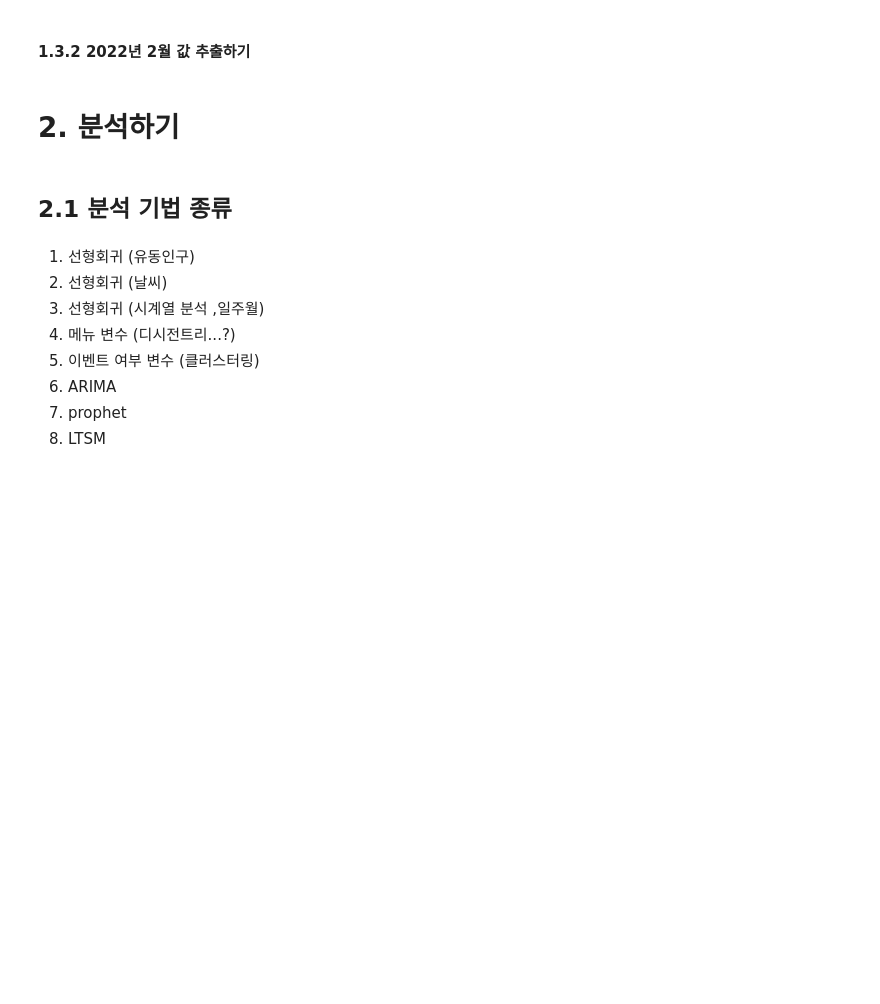
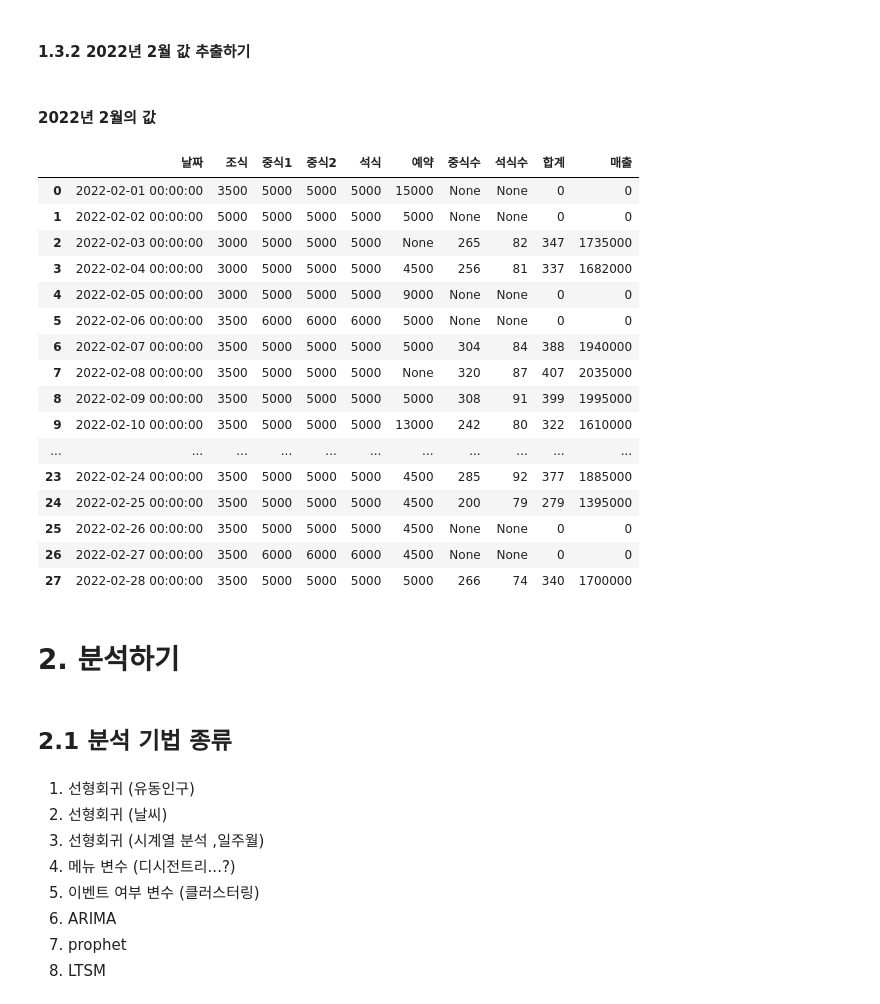
Before and after one commit to 10wook/School_Restaurants_demand_forcast, a Jupyter notebook: test.ipynb, the cells around one changed output. Cells and saved outputs as stored; diff of their text form; code cells hidden in the pictures; blank space fills up the shorter version.

Commit message:
data feb end

```diff
--- a/test.ipynb
+++ b/test.ipynb
@@ -113,6 +112,66 @@ demend_info_2022_01
 | 30 | 2022-01-31 00:00:00 | 3500 | 5000 | 4000 | 5000 | None | None | None | 0 | 0 |
 # %% [markdown]
 #### 1.3.2 2022년 2월 값 추출하기
+# %%
+# 2월 시트 불러오기
+demend_info_2022_02 = demend_info_2022['2022.02']
+
+# 판다스 프레임으로 변환
+demend_info_2022_02 = pd.DataFrame(demend_info_2022_02.values)
+
+
+# 날짜 추출하기
+date = demend_info_2022_02.loc[4:59, 0]
+date = pd.DataFrame(date)
+date = date.iloc[::2]
+
+# 원하는 값 추출하기
+
+#원하는 값(필요한 값 추출)
+demend_info_2022_02 = demend_info_2022_02.loc[4:59, 12:19]
+# 짝수줄
+temp = demend_info_2022_02.iloc[::2, :]
+
+# 날짜 더해 줌
+
+temp = pd.concat([date, temp], axis=1)
+#홀수줄
+temp2 = demend_info_2022_02.iloc[1::2]
+
+## 각각에 대해서 인덱스를 새로 추가해주고, 합치고 , 필요 없는것 들 잘라준다
+
+temp = temp.reset_index()
+temp2 = temp2.reset_index()
+
+temp = pd.concat([temp,temp2], axis=1)
+temp = temp.drop(['index',14],axis=1)
+temp.columns = ['날짜','조식','중식1','중식2','석식','예약','공란','공란','공란','중식수','공란','석식수','공란','합계','매출']
+temp.loc[3, '석식수'] = temp.loc[3, '석식수'] +6 #예약(공란)에 들어있던 값을 석식을 추가해줌
+temp = temp.drop(['공란'],axis=1)
+
+demend_info_2022_02 = copy.deepcopy(temp)
+# %% [markdown]
+#### 2022년 2월의 값
+# %%
+demend_info_2022_02
+# %% [output]
+|  | 날짜 | 조식 | 중식1 | 중식2 | 석식 | 예약 | 중식수 | 석식수 | 합계 | 매출 |
+| 0 | 2022-02-01 00:00:00 | 3500 | 5000 | 5000 | 5000 | 15000 | None | None | 0 | 0 |
+| 1 | 2022-02-02 00:00:00 | 5000 | 5000 | 5000 | 5000 | 5000 | None | None | 0 | 0 |
+| 2 | 2022-02-03 00:00:00 | 3000 | 5000 | 5000 | 5000 | None | 265 | 82 | 347 | 1735000 |
+| 3 | 2022-02-04 00:00:00 | 3000 | 5000 | 5000 | 5000 | 4500 | 256 | 81 | 337 | 1682000 |
+| 4 | 2022-02-05 00:00:00 | 3000 | 5000 | 5000 | 5000 | 9000 | None | None | 0 | 0 |
+| 5 | 2022-02-06 00:00:00 | 3500 | 6000 | 6000 | 6000 | 5000 | None | None | 0 | 0 |
+| 6 | 2022-02-07 00:00:00 | 3500 | 5000 | 5000 | 5000 | 5000 | 304 | 84 | 388 | 1940000 |
+| 7 | 2022-02-08 00:00:00 | 3500 | 5000 | 5000 | 5000 | None | 320 | 87 | 407 | 2035000 |
+| 8 | 2022-02-09 00:00:00 | 3500 | 5000 | 5000 | 5000 | 5000 | 308 | 91 | 399 | 1995000 |
+| 9 | 2022-02-10 00:00:00 | 3500 | 5000 | 5000 | 5000 | 13000 | 242 | 80 | 322 | 1610000 |
+| ... | ... | ... | ... | ... | ... | ... | ... | ... | ... | ... |
+| 23 | 2022-02-24 00:00:00 | 3500 | 5000 | 5000 | 5000 | 4500 | 285 | 92 | 377 | 1885000 |
+| 24 | 2022-02-25 00:00:00 | 3500 | 5000 | 5000 | 5000 | 4500 | 200 | 79 | 279 | 1395000 |
+| 25 | 2022-02-26 00:00:00 | 3500 | 5000 | 5000 | 5000 | 4500 | None | None | 0 | 0 |
+| 26 | 2022-02-27 00:00:00 | 3500 | 6000 | 6000 | 6000 | 4500 | None | None | 0 | 0 |
+| 27 | 2022-02-28 00:00:00 | 3500 | 5000 | 5000 | 5000 | 5000 | 266 | 74 | 340 | 1700000 |
 # %% [markdown]
 # 2. 분석하기
 # %% [markdown]
```
Also changed, not shown: parts of 2 cells of this notebook.
